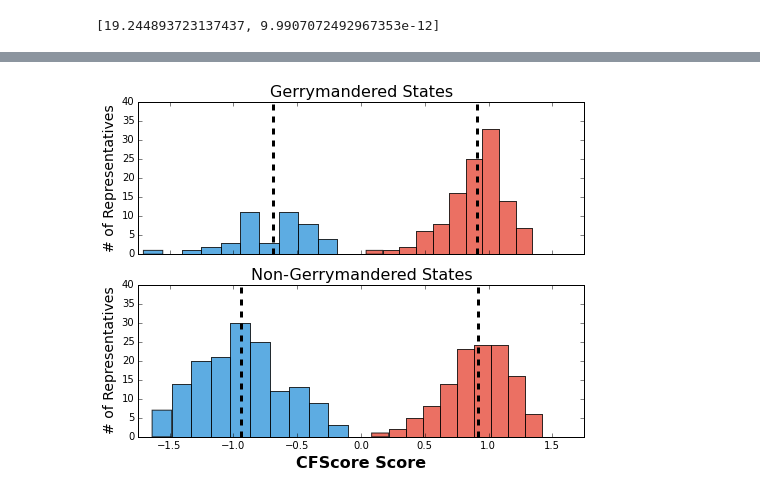
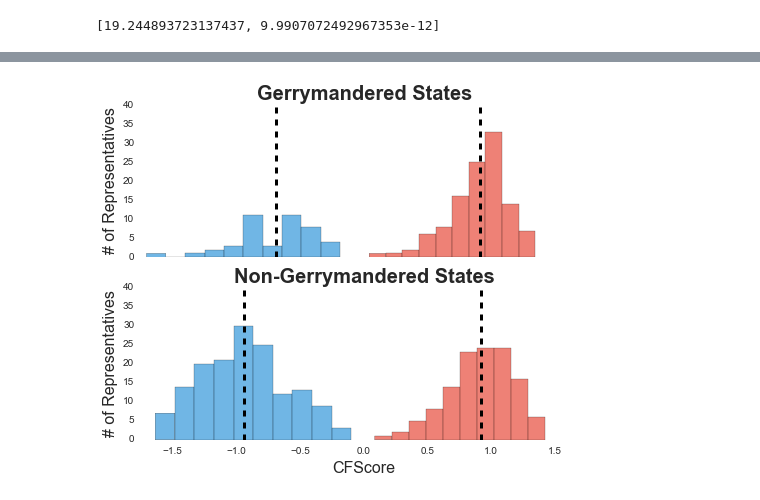
Before and after one commit to Najuh/gerrymandering-congress, a Jupyter notebook: python/analysis.ipynb, the cells around one changed output, grey strips where cells are left out. Cells and saved outputs as stored; diff of their text form; code cells hidden in the pictures.

```diff
--- a/python/analysis.ipynb
+++ b/python/analysis.ipynb
@@ -14,6 +13,24 @@ import congress_tools as cong
 
 %load_ext autoreload
 %autoreload 2
+# %%
+colors = {}
+colors['gray'] = 'gray'
+colors['blue'] = '#3498db'
+colors['red'] = '#e74c3c'
+
+fonts = {}
+fonts['xlabelsize'] = 16
+fonts['ylabelsize'] = 16
+fonts['titlesize'] = 20
+
+fonts['xlabelweight'] = 'normal'
+fonts['ylabelweight'] = 'normal'
+fonts['titleweight'] = 'bold'
+
+figset = {}
+figset['dpi'] = 300
+figset['alpha'] = 0.7
 # %%
 year = 2014
 
@@ -401,5 +415,5 @@ stats.ttest_ind(stats.boxcox(conservGM[cfscore].dropna().abs())[0], stats.boxcox
 # %%
-f, (ax1, ax2) = plt.subplots(2, 1, sharex=True, figsize=(8, 6), dpi=160, facecolor='w', edgecolor='k')
+f, (ax1, ax2) = plt.subplots(2, 1, sharex=True, sharey=True, figsize=(8, 6), dpi=160, facecolor='w', edgecolor='k')
 
 ymax = 40
 xmin = -1.75
@@ -408,45 +422,28 @@ xmax = 1.75
 bins = 10
 
 # plot separate party cfscore
-liberalGM.hist(ax=ax1, alpha=0.8, color='#3498db', bins=bins)
-conservGM.hist(ax=ax1, alpha=0.8, color='#e74c3c', bins=bins)
+liberalGM[cfscore].dropna().hist(ax=ax1, alpha=figset['alpha'], color=colors['blue'], bins=bins)
+conservGM[cfscore].dropna().hist(ax=ax1, alpha=figset['alpha'], color=colors['red'], bins=bins)
+liberalNoGM[cfscore].dropna().hist(ax=ax2, alpha=figset['alpha'], color=colors['blue'], bins=bins)
+conservNoGM[cfscore].dropna().hist(ax=ax2, alpha=figset['alpha'], color=colors['red'], bins=bins)
 
-liberalNoGM.hist(ax=ax2, alpha=0.8, color='#3498db', bins=bins)
-conservNoGM.hist(ax=ax2, alpha=0.8, color='#e74c3c', bins=bins)
-
-ax1.axvline(liberalGM.mean(), color='black', linestyle='dashed', linewidth=3)
-ax1.axvline(conservGM.mean(), color='black', linestyle='dashed', linewidth=3)
-
-ax2.axvline(liberalNoGM.mean(), color='black', linestyle='dashed', linewidth=3)
-ax2.axvline(conservNoGM.mean(), color='black', linestyle='dashed', linewidth=3)
+# plot vertical lines
+ax1.axvline(liberalGM[cfscore].dropna().mean(), color='black', linestyle='dashed', linewidth=3)
+ax1.axvline(conservGM[cfscore].dropna().mean(), color='black', linestyle='dashed', linewidth=3)
+ax2.axvline(liberalNoGM[cfscore].dropna().mean(), color='black', linestyle='dashed', linewidth=3)
+ax2.axvline(conservNoGM[cfscore].dropna().mean(), color='black', linestyle='dashed', linewidth=3)
 
 # clean up plot
 ax1.set_ylim(top=ymax)
-ax2.set_ylim(top=ymax)
+ax1.set_xlim(left=xmin, right=xmax)
 
-ax1.set_xlim(left=xmin, right=xmax)
-# ax2.set_xlim(left=xmin, right=xmax)
+ax1.set_ylabel('# of Representatives', fontsize=fonts['ylabelsize'], fontweight=fonts['ylabelweight'])
+ax2.set_ylabel('# of Representatives', fontsize=fonts['ylabelsize'], fontweight=fonts['ylabelweight'])
 
-ax1.set_ylabel('# of Representatives', fontsize=14)
-ax2.set_ylabel('# of Representatives', fontsize=14)
+ax2.set_xlabel('CFScore', fontsize=fonts['xlabelsize'], fontweight=fonts['xlabelweight'])
 
-ax2.set_xlabel('CFScore', fontsize=16, fontweight='bold')
+ax1.set_title('Gerrymandered States', fontsize=fonts['titlesize'], fontweight=fonts['titleweight'])
+ax2.set_title('Non-Gerrymandered States', fontsize=fonts['titlesize'], fontweight=fonts['titleweight'])
 
-ax1.grid(False)
-ax2.grid(False)
-
-weight = 'normal'
-ax1.set_title('Gerrymandered States', fontweight=weight, fontsize=16)
-ax2.set_title('Non-Gerrymandered States', fontweight=weight, fontsize=16)
-
-# plt.savefig("gm_dime_%d.png" % (year),bbox_inches='tight', dpi = 1200)
-
-print('liberal GM')
-print(liberalGM.describe())
-print('conserv GM')
-print(conservGM.describe())
-print('dem ~GM')
-print(liberalNoGM.describe())
-print('conserv ~GM')
-print(conservNoGM.describe())
+plt.savefig("gm_dime_%d.png" % (year), bbox_inches='tight', dpi=figset['dpi'])
 # %% [output]
@@ -470 +450 @@ Name: cfscores.dyn, dtype: float64
-[figure, old version]
+[figure, new version]
```
Also changed, not shown: parts of 29 cells of this notebook.
